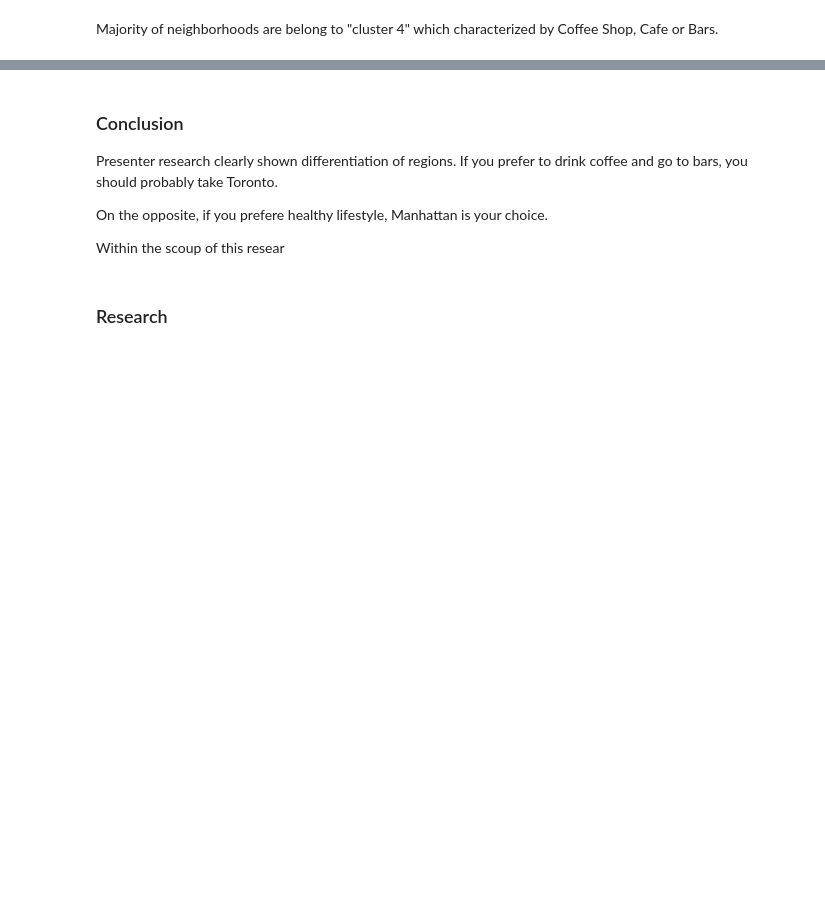
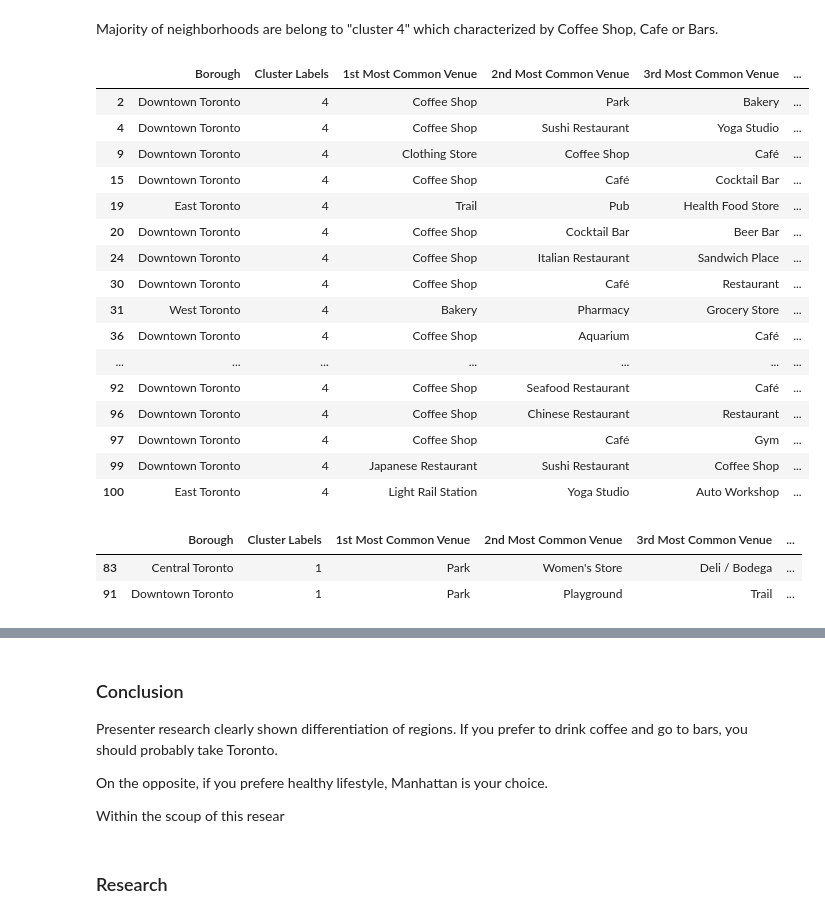
Before and after one commit to v-v-l/IBM_capstone, a Jupyter notebook: Final project.ipynb, the cells around one changed output, grey strips where cells are left out. Drawn from its saved outputs; the diff is of its cells as text; code cells hidden in the pictures; blank space fills up the shorter version.

```diff
--- a/Final project.ipynb
+++ b/Final project.ipynb
@@ -61,6 +78,28 @@ map_clusters_toronto
 # %% [markdown]
 Majority of neighborhoods are belong to "cluster 4" which characterized by Coffee Shop, Cafe or Bars.
 # %%
-toronto_merged.loc[toronto_merged['Cluster Labels'] == 4, toronto_merged.columns[[1] + list(range(5, toronto_merged.shape[1]))]]
+display(toronto_merged.loc[toronto_merged['Cluster Labels'] == 4, toronto_merged.columns[[1] + list(range(5, toronto_merged.shape[1]))]])
+# %% [output]
+|  | Borough | Cluster Labels | 1st Most Common Venue | 2nd Most Common Venue | 3rd Most Common Venue | ... |
+| 2 | Downtown Toronto | 4 | Coffee Shop | Park | Bakery | ... |
+| 4 | Downtown Toronto | 4 | Coffee Shop | Sushi Restaurant | Yoga Studio | ... |
+| 9 | Downtown Toronto | 4 | Clothing Store | Coffee Shop | Café | ... |
+| 15 | Downtown Toronto | 4 | Coffee Shop | Café | Cocktail Bar | ... |
+| 19 | East Toronto | 4 | Trail | Pub | Health Food Store | ... |
+| 20 | Downtown Toronto | 4 | Coffee Shop | Cocktail Bar | Beer Bar | ... |
+| 24 | Downtown Toronto | 4 | Coffee Shop | Italian Restaurant | Sandwich Place | ... |
+| 30 | Downtown Toronto | 4 | Coffee Shop | Café | Restaurant | ... |
+| 31 | West Toronto | 4 | Bakery | Pharmacy | Grocery Store | ... |
+| 36 | Downtown Toronto | 4 | Coffee Shop | Aquarium | Café | ... |
+| ... | ... | ... | ... | ... | ... | ... |
+| 92 | Downtown Toronto | 4 | Coffee Shop | Seafood Restaurant | Café | ... |
+| 96 | Downtown Toronto | 4 | Coffee Shop | Chinese Restaurant | Restaurant | ... |
+| 97 | Downtown Toronto | 4 | Coffee Shop | Café | Gym | ... |
+| 99 | Downtown Toronto | 4 | Japanese Restaurant | Sushi Restaurant | Coffee Shop | ... |
+| 100 | East Toronto | 4 | Light Rail Station | Yoga Studio | Auto Workshop | ... |
 # %%
-toronto_merged.loc[toronto_merged['Cluster Labels'] == 1, toronto_merged.columns[[1] + list(range(5, toronto_merged.shape[1]))]]
+display(toronto_merged.loc[toronto_merged['Cluster Labels'] == 1, toronto_merged.columns[[1] + list(range(5, toronto_merged.shape[1]))]])
+# %% [output]
+|  | Borough | Cluster Labels | 1st Most Common Venue | 2nd Most Common Venue | 3rd Most Common Venue | ... |
+| 83 | Central Toronto | 1 | Park | Women's Store | Deli / Bodega | ... |
+| 91 | Downtown Toronto | 1 | Park | Playground | Trail | ... |
```
Also changed, not shown: parts of 7 cells of this notebook.
